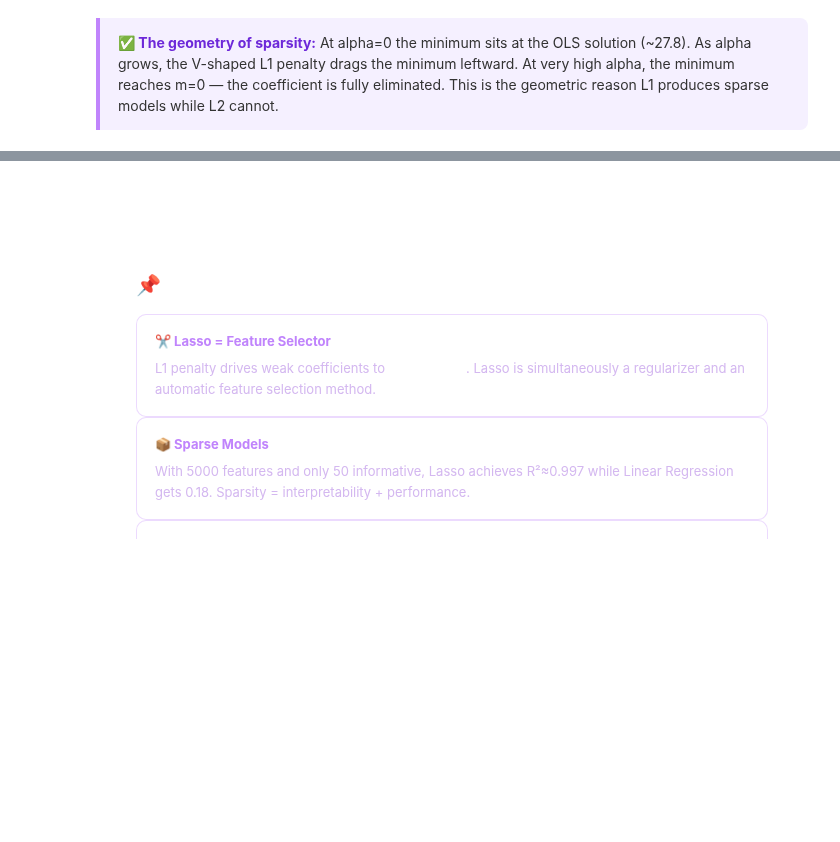
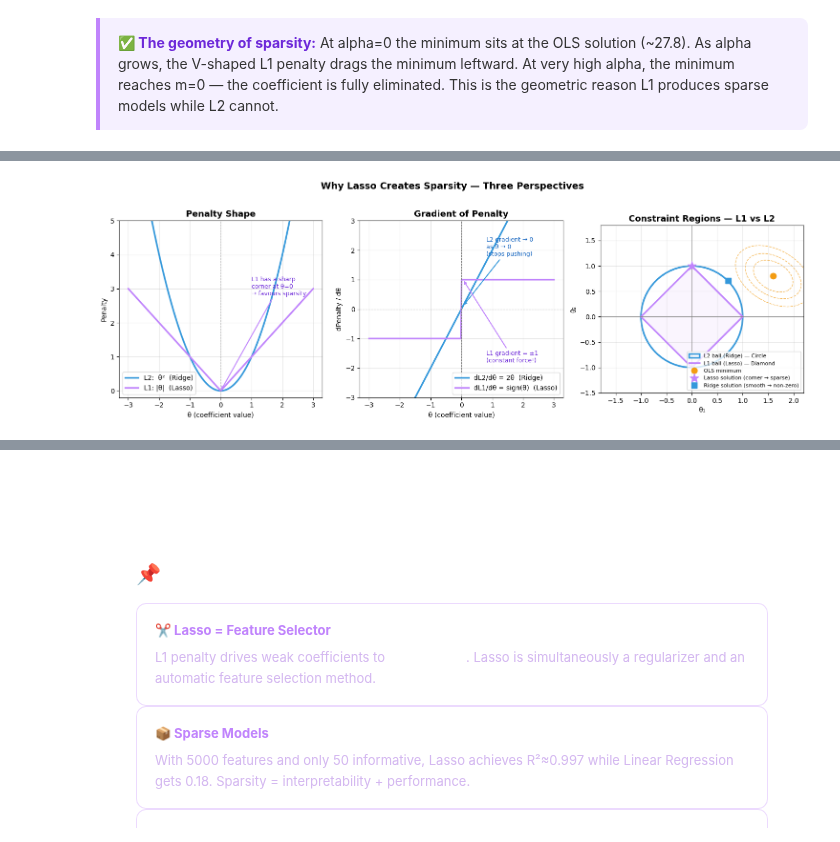
Before and after one commit to ahmedfakhar747/machine-learning-notebooks, a Jupyter notebook: 36_Lasso_Regression_and_Regularization.ipynb, the cells around one changed output, grey strips where cells are left out. Cells and saved outputs as stored; diff of their text form; code cells hidden in the pictures; blank space fills up the shorter version.

Commit message:
Kaggle Notebook | 🧊 ML 36 — Lasso Regression & Regularization | Version 8

```diff
--- a/36_Lasso_Regression_and_Regularization.ipynb
+++ b/36_Lasso_Regression_and_Regularization.ipynb
@@ -525,0 +599,94 @@ plt.show()
+# %%
+import matplotlib.patches as mpatches
+from matplotlib.patches import FancyArrowPatch
+
+theta = np.linspace(-3, 3, 400)
+
+fig, axes = plt.subplots(1, 3, figsize=(15, 5))
+
+# --- Plot 1: Penalty shape comparison ---
+ax = axes[0]
+ax.plot(theta, theta**2,    color='#3498db', linewidth=2.5, label='L2:  θ²  (Ridge)')
+ax.plot(theta, np.abs(theta), color='#c084fc', linewidth=2.5, label='L1: |θ|  (Lasso)')
+ax.axvline(0, color='gray', linewidth=0.8, linestyle='--')
+ax.set_title('Penalty Shape', fontsize=13, fontweight='bold')
+ax.set_xlabel('θ (coefficient value)')
+ax.set_ylabel('Penalty')
+ax.legend(fontsize=10)
+ax.set_ylim(-0.2, 5)
+ax.grid(True, alpha=0.3)
+ax.annotate('L1 has a sharp\ncorner at θ=0\n→ favours sparsity',
+            xy=(0, 0), xytext=(1.0, 2.8),
+            fontsize=9, color='#6d28d9',
+            arrowprops=dict(arrowstyle='->', color='#c084fc', lw=1.5))
+
+# --- Plot 2: Gradient (derivative) comparison ---
+ax = axes[1]
+grad_l2 = 2 * theta
+grad_l1 = np.sign(theta)
+ax.plot(theta, grad_l2, color='#3498db', linewidth=2.5, label='dL2/dθ = 2θ  (Ridge)')
+ax.plot(theta, grad_l1, color='#c084fc', linewidth=2.5, label='dL1/dθ = sign(θ)  (Lasso)')
+ax.axvline(0, color='gray', linewidth=0.8, linestyle='--')
+ax.axhline(0, color='gray', linewidth=0.8, linestyle='--')
+ax.set_title('Gradient of Penalty', fontsize=13, fontweight='bold')
+ax.set_xlabel('θ (coefficient value)')
+ax.set_ylabel('dPenalty / dθ')
+ax.legend(fontsize=10)
+ax.set_ylim(-3, 3)
+ax.grid(True, alpha=0.3)
+ax.annotate('L2 gradient → 0\nas θ → 0\n(stops pushing)',
+            xy=(0.05, 0.1), xytext=(0.8, 1.8),
+            fontsize=9, color='#1565c0',
+            arrowprops=dict(arrowstyle='->', color='#3498db', lw=1.5))
+ax.annotate('L1 gradient = ±1\n(constant force!)',
+            xy=(0.05, 1.0), xytext=(0.8, -1.8),
+            fontsize=9, color='#6d28d9',
+            arrowprops=dict(arrowstyle='->', color='#c084fc', lw=1.5))
+
+# --- Plot 3: Constraint regions (L1 diamond vs L2 circle) ---
+ax = axes[2]
+ax.set_aspect('equal')
+
+# L2 circle
+circle = plt.Circle((0, 0), 1.0, fill=False, color='#3498db',
+                     linewidth=2.5, linestyle='-', label='L2 ball (Ridge) — Circle')
+ax.add_patch(circle)
+
+# L1 diamond
+diamond_x = [1, 0, -1, 0, 1]
+diamond_y = [0, 1,  0, -1, 0]
+ax.plot(diamond_x, diamond_y, color='#c084fc', linewidth=2.5,
+        linestyle='-', label='L1 ball (Lasso) — Diamond')
+ax.fill(diamond_x, diamond_y, alpha=0.08, color='#c084fc')
+
+# MSE ellipse contours (simulate)
+ols_x, ols_y = 1.6, 0.8
+for scale in [0.6, 0.85, 1.15]:
+    ellipse = plt.matplotlib.patches.Ellipse(
+        (ols_x, ols_y), width=scale*1.4, height=scale*0.9,
+        angle=-30, fill=False, color='#f39c12', linewidth=1, linestyle='--', alpha=0.7)
+    ax.add_patch(ellipse)
+
+# Mark OLS optimum
+ax.plot(ols_x, ols_y, 'o', color='#f39c12', markersize=9, label='OLS minimum', zorder=5)
+
+# Mark intersection points
+ax.plot(0, 1, '*', color='#c084fc', markersize=14, zorder=6, label='Lasso solution (corner → sparse)')
+ax.plot(0.71, 0.71, 's', color='#3498db', markersize=9, zorder=6, label='Ridge solution (smooth → non-zero)')
+
+ax.axhline(0, color='gray', linewidth=0.6)
+ax.axvline(0, color='gray', linewidth=0.6)
+ax.set_xlim(-1.8, 2.2)
+ax.set_ylim(-1.5, 1.8)
+ax.set_xlabel('θ₁')
+ax.set_ylabel('θ₂')
+ax.set_title('Constraint Regions — L1 vs L2', fontsize=13, fontweight='bold')
+ax.legend(fontsize=8, loc='lower right')
+ax.grid(True, alpha=0.3)
+
+plt.suptitle('Why Lasso Creates Sparsity — Three Perspectives',
+             fontsize=14, fontweight='bold', y=1.02)
+plt.tight_layout()
+plt.show()
+# %% [output]
+[figure, added]
```
Also changed, not shown: parts of 7 cells of this notebook.
